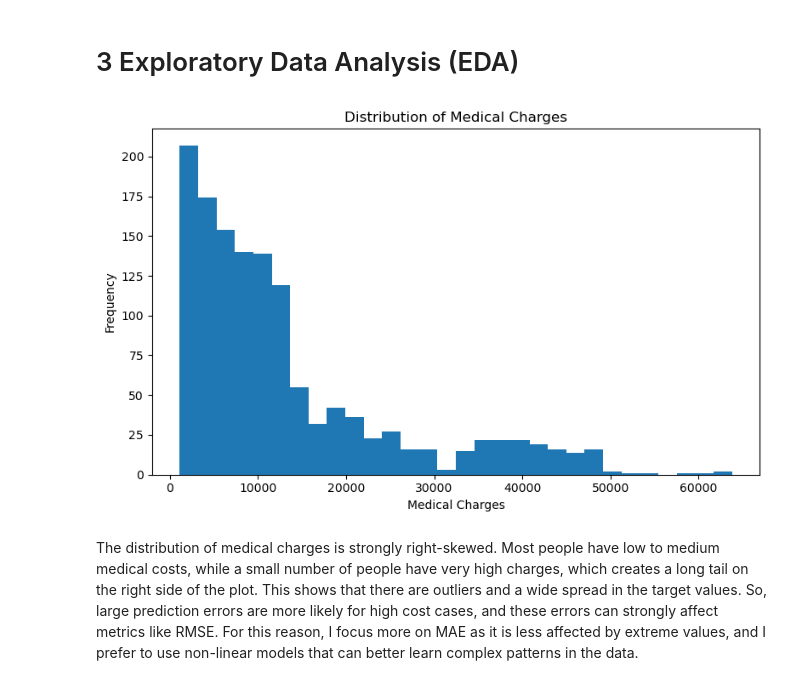
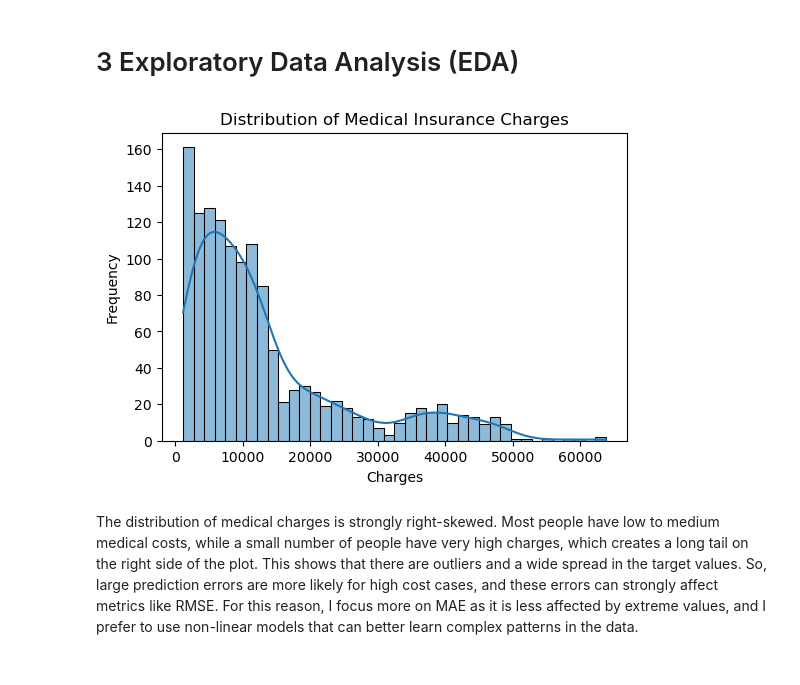
Before and after one commit to shazz-a/mldp-medical-charges, a Jupyter notebook: mldp_submission.ipynb, the cells around one changed output. Saved outputs shown, nothing was run; the diff lists cells and outputs as text; code cells hidden in the pictures.

```diff
--- a/mldp_submission.ipynb
+++ b/mldp_submission.ipynb
@@ -383,14 +218,16 @@ Overall, the dataset is clean, large enough, and has no missing values, which ma
 # 3 Exploratory Data Analysis (EDA)
 # %%
 ## TARGET DISTRIBUTION
-plt.figure(figsize=(8, 5))
-plt.hist(df["charges"], bins=30)
-plt.xlabel("Medical Charges")
+import matplotlib.pyplot as plt
+import seaborn as sns
+
+plt.figure(figsize=(6,4))
+sns.histplot(df['charges'], bins=40, kde=True)
+plt.title("Distribution of Medical Insurance Charges")
+plt.xlabel("Charges")
 plt.ylabel("Frequency")
-plt.title("Distribution of Medical Charges")
-plt.tight_layout()
 plt.show()
 # %% [output]
-[figure, old version]
+[figure, new version]
 # %% [markdown]
 The distribution of medical charges is strongly right-skewed. Most people have low to medium medical costs, while a small number of people have very high charges, which creates a long tail on the right side of the plot. This shows that there are outliers and a wide spread in the target values. So, large prediction errors are more likely for high cost cases, and these errors can strongly affect metrics like RMSE. For this reason, I focus more on MAE as it is less affected by extreme values, and I prefer to use non-linear models that can better learn complex patterns in the data.
```
Also changed, not shown: parts of 84 cells of this notebook.
